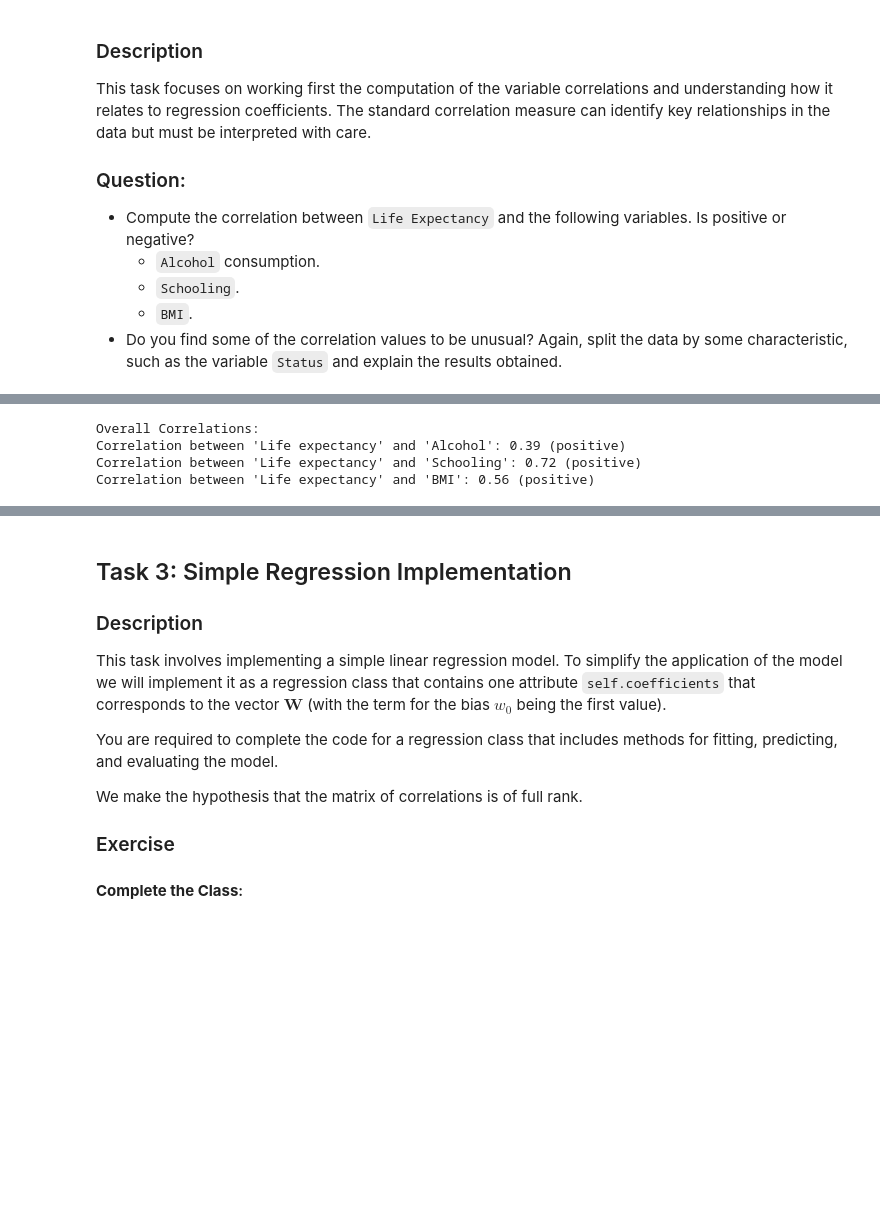
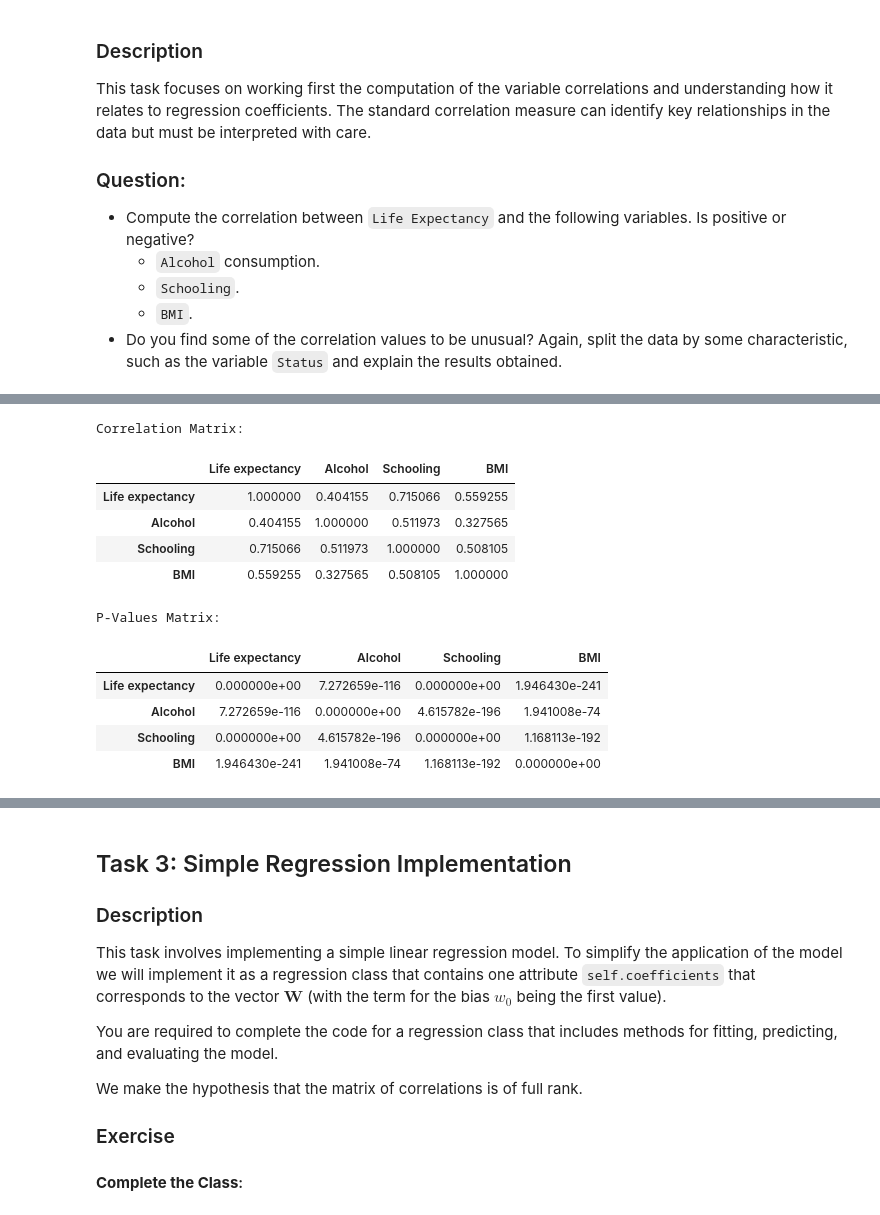
Before and after one commit to vincenteichhorn/cs-apml-assignments, a Jupyter notebook: src/04-image-classification/Project_regression_analysis.ipynb, the cells around one changed output, grey strips where cells are left out. Cells and saved outputs as stored; diff of their text form; code cells hidden in the pictures; blank space fills up the shorter version.

```diff
--- a/src/04-image-classification/Project_regression_analysis.ipynb
+++ b/src/04-image-classification/Project_regression_analysis.ipynb
@@ -33,6 +33,8 @@ We start by reading in the data table, have a look at the first rows, and clean
 # %%
 import pandas as pd
 import numpy as np
+import scipy.stats as stats
+pd.set_option("display.width", 1000)
 # %%
 
 # Use pandas.read_csv() method
@@ -193,13 +275,36 @@ This task focuses on working first the computation of the variable correlations
 # %%
-# TODO: Your code goes here
+variables = ['Life expectancy', 'Alcohol', 'Schooling', 'BMI']
+# return also the corr p values
+import scipy.stats as stats
+corrs = pd.DataFrame(index=variables, columns=variables, dtype=float)
+p_values = pd.DataFrame(index=variables, columns=variables, dtype=float)
+for var1 in variables:
+    for var2 in variables:
+        if var1 == var2:
+            p_values.loc[var1, var2] = 0.0
+            corrs.loc[var1, var2] = 1.0
+        else:
+            corr_test = stats.pearsonr(data_filled[var1], data_filled[var2])
+            corrs.loc[var1, var2] = corr_test[0]
+            p_values.loc[var1, var2] = corr_test[1]
+print("Correlation Matrix:")
+display(corrs)
 
-## my code
-variables = ['Alcohol', 'Schooling', 'BMI']
+print("\nP-Values Matrix:")
+display(p_values)
 # %% [output]
-Overall Correlations:
-Correlation between 'Life expectancy' and 'Alcohol': 0.39 (positive)
-Correlation between 'Life expectancy' and 'Schooling': 0.72 (positive)
-Correlation between 'Life expectancy' and 'BMI': 0.56 (positive)
+Correlation Matrix:
+|  | Life expectancy | Alcohol | Schooling | BMI |
+| Life expectancy | 1.000000 | 0.404155 | 0.715066 | 0.559255 |
+| Alcohol | 0.404155 | 1.000000 | 0.511973 | 0.327565 |
+| Schooling | 0.715066 | 0.511973 | 1.000000 | 0.508105 |
+| BMI | 0.559255 | 0.327565 | 0.508105 | 1.000000 |
+P-Values Matrix:
+|  | Life expectancy | Alcohol | Schooling | BMI |
+| Life expectancy | 0.000000e+00 | 7.272659e-116 | 0.000000e+00 | 1.946430e-241 |
+| Alcohol | 7.272659e-116 | 0.000000e+00 | 4.615782e-196 | 1.941008e-74 |
+| Schooling | 0.000000e+00 | 4.615782e-196 | 0.000000e+00 | 1.168113e-192 |
+| BMI | 1.946430e-241 | 1.941008e-74 | 1.168113e-192 | 0.000000e+00 |
 # %%
 ##
 developed = data[data['Status'] == 'Developed']
```
Also changed, not shown: parts of 22 cells of this notebook.
